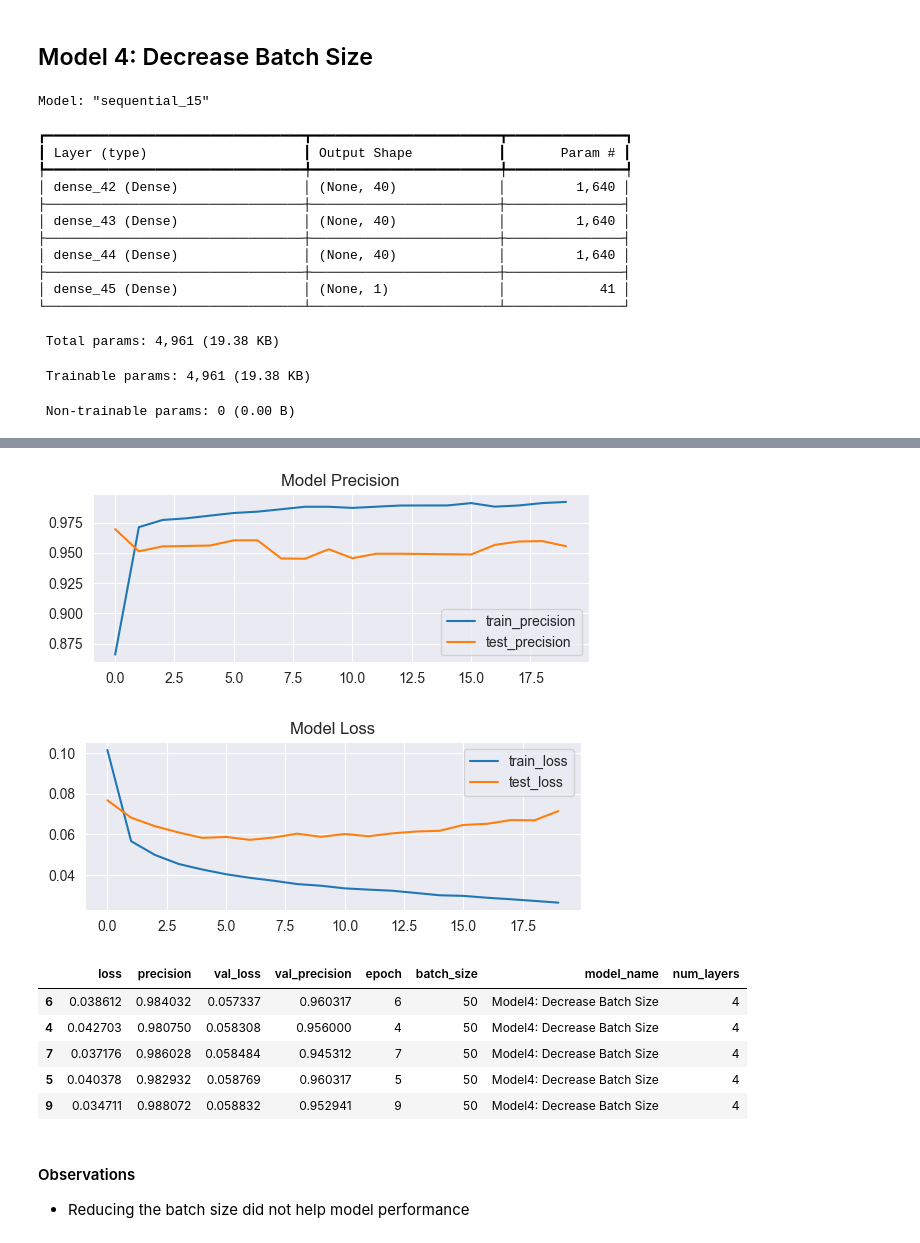
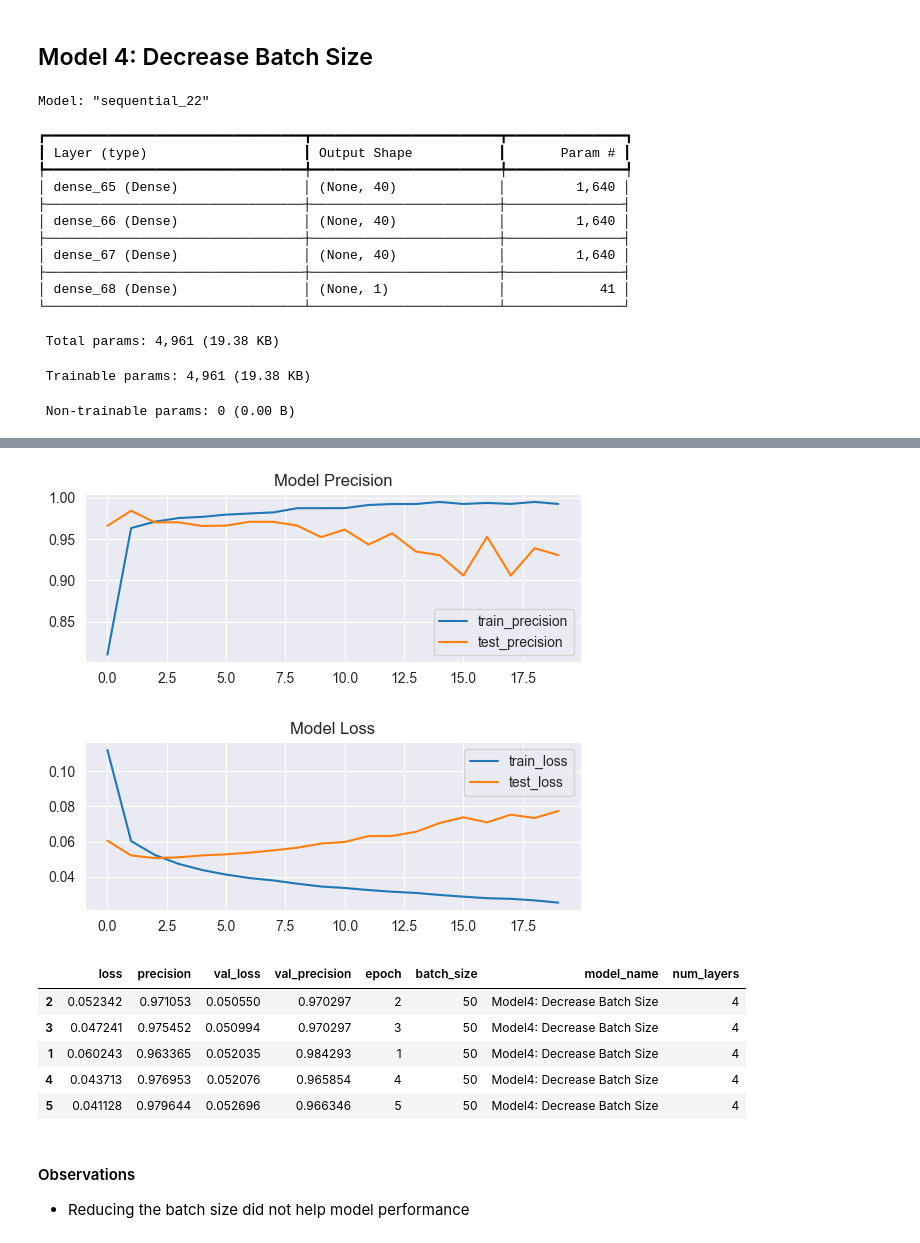
Before and after one commit to DanielLevenstein/ReneWindNeuralNetwork_ML_Project4, a Jupyter notebook: RewindNeuralNetwork_ML_Project4.ipynb, the cells around one changed output, grey strips where cells are left out. Saved outputs shown, nothing was run; the diff lists cells and outputs as text; code cells hidden in the pictures.

```diff
--- a/RewindNeuralNetwork_ML_Project4.ipynb
+++ b/RewindNeuralNetwork_ML_Project4.ipynb
@@ -177,7 +179,7 @@ model0.add(Dense(1, activation='sigmoid'))
 model0.compile(optimizer='adam', loss='binary_crossentropy', metrics=['precision'])
 model0.summary()
 batch_size = DEFAULT_BATCH_SIZE
-model0hist = model0.fit(x_train, y_train, epochs=epochs, batch_size=batch_size, validation_data=(x_test, y_test))
+model0hist = model0.fit(x_train, y_train, epochs=epochs, batch_size=batch_size, validation_data=(x_val, y_val))
 hist0 = pd.DataFrame( model0hist.history )
 
 # The first time running this report I didn't have a seed set, so some percentages might have changed slightly.
@@ -277,7 +279,7 @@ model1.add(Dense(1, activation='sigmoid'))
 model1.compile(optimizer=Adam(learning_rate=.9), loss='binary_crossentropy', metrics=['precision'])
 model1.summary()
 batch_size = DEFAULT_BATCH_SIZE
-model1hist = model1.fit(x_train, y_train, epochs=10, batch_size=DEFAULT_BATCH_SIZE, validation_data=(x_test, y_test))
+model1hist = model1.fit(x_train, y_train, epochs=10, batch_size=DEFAULT_BATCH_SIZE, validation_data=(x_val, y_val))
 hist1 = pd.DataFrame( model1hist.history )
 graph_model(hist1)
 hist1['epoch'] = model1hist.epoch
@@ -344,7 +346,7 @@ model2.add(Dense(units=40, activation='relu'))
 model2.add(Dense(1, activation='sigmoid'))
 model2.compile(optimizer='adam', loss='binary_crossentropy', metrics=['precision'])
 model2.summary()
-model2hist = model2.fit(x_train, y_train, epochs=epochs, batch_size=DEFAULT_BATCH_SIZE, validation_data=(x_test, y_test))
+model2hist = model2.fit(x_train, y_train, epochs=epochs, batch_size=DEFAULT_BATCH_SIZE, validation_data=(x_val, y_val))
 hist2 = pd.DataFrame( model2hist.history )
 
 graph_model(hist2)
@@ -414,7 +416,7 @@ model3.add(Dense(units=40, activation='relu'))
 model3.add(Dense(1, activation='sigmoid'))
 model3.compile(optimizer='adam', loss='binary_crossentropy', metrics=['precision'])
 model3.summary()
-model3hist = model3.fit(x_train, y_train, epochs=epochs, batch_size=batch_size, validation_data=(x_test, y_test))
+model3hist = model3.fit(x_train, y_train, epochs=epochs, batch_size=batch_size, validation_data=(x_val, y_val))
 hist3 = pd.DataFrame(model3hist.history)
 
 graph_model(hist3)
@@ -485,7 +487,7 @@ model4.add(Dense(units=40, activation='relu'))
 model4.add(Dense(1, activation='sigmoid'))
 model4.compile(optimizer='adam', loss='binary_crossentropy', metrics=['precision'])
 model4.summary()
-model4hist = model4.fit(x_train, y_train, epochs=epochs, batch_size=batch_size, validation_data=(x_test, y_test))
+model4hist = model4.fit(x_train, y_train, epochs=epochs, batch_size=batch_size, validation_data=(x_val, y_val))
 hist4 = pd.DataFrame(model4hist.history)
 
 graph_model(hist4)
@@ -500,17 +502,17 @@ best_models.loc[current_index] = hist4.loc[loss_optimization.index[0]]
 best_models.sort_values(by='val_loss', ascending=True, inplace=True)
 loss_optimization.head()
 # %% [output]
-Model: "sequential_15"
+Model: "sequential_22"
 ┏━━━━━━━━━━━━━━━━━━━━━━━━━━━━━━━━━┳━━━━━━━━━━━━━━━━━━━━━━━━┳━━━━━━━━━━━━━━━┓
 ┃ Layer (type)                    ┃ Output Shape           ┃       Param # ┃
 ┡━━━━━━━━━━━━━━━━━━━━━━━━━━━━━━━━━╇━━━━━━━━━━━━━━━━━━━━━━━━╇━━━━━━━━━━━━━━━┩
-│ dense_42 (Dense)                │ (None, 40)             │         1,640 │
+│ dense_65 (Dense)                │ (None, 40)             │         1,640 │
 ├─────────────────────────────────┼────────────────────────┼───────────────┤
-│ dense_43 (Dense)                │ (None, 40)             │         1,640 │
+│ dense_66 (Dense)                │ (None, 40)             │         1,640 │
 ├─────────────────────────────────┼────────────────────────┼───────────────┤
-│ dense_44 (Dense)                │ (None, 40)             │         1,640 │
+│ dense_67 (Dense)                │ (None, 40)             │         1,640 │
 ├─────────────────────────────────┼────────────────────────┼───────────────┤
-│ dense_45 (Dense)                │ (None, 1)              │            41 │
+│ dense_68 (Dense)                │ (None, 1)              │            41 │
 └─────────────────────────────────┴────────────────────────┴───────────────┘
  Total params: 4,961 (19.38 KB)
  Trainable params: 4,961 (19.38 KB)
@@ -535,11 +537,11 @@ Epoch 20/20
-[figure, old version]
+[figure, new version]
-[figure, old version]
+[figure, new version]
 |  | loss | precision | val_loss | val_precision | epoch | batch_size | model_name | num_layers |
-| 6 | 0.038612 | 0.984032 | 0.057337 | 0.960317 | 6 | 50 | Model4: Decrease Batch Size | 4 |
-| 4 | 0.042703 | 0.980750 | 0.058308 | 0.956000 | 4 | 50 | Model4: Decrease Batch Size | 4 |
-| 7 | 0.037176 | 0.986028 | 0.058484 | 0.945312 | 7 | 50 | Model4: Decrease Batch Size | 4 |
-| 5 | 0.040378 | 0.982932 | 0.058769 | 0.960317 | 5 | 50 | Model4: Decrease Batch Size | 4 |
-| 9 | 0.034711 | 0.988072 | 0.058832 | 0.952941 | 9 | 50 | Model4: Decrease Batch Size | 4 |
+| 2 | 0.052342 | 0.971053 | 0.050550 | 0.970297 | 2 | 50 | Model4: Decrease Batch Size | 4 |
+| 3 | 0.047241 | 0.975452 | 0.050994 | 0.970297 | 3 | 50 | Model4: Decrease Batch Size | 4 |
+| 1 | 0.060243 | 0.963365 | 0.052035 | 0.984293 | 1 | 50 | Model4: Decrease Batch Size | 4 |
+| 4 | 0.043713 | 0.976953 | 0.052076 | 0.965854 | 4 | 50 | Model4: Decrease Batch Size | 4 |
+| 5 | 0.041128 | 0.979644 | 0.052696 | 0.966346 | 5 | 50 | Model4: Decrease Batch Size | 4 |
 # %% [markdown]
 #### Observations
 - Reducing the batch size did not help model performance
```
Also changed, not shown: parts of 21 cells of this notebook, 2 other files.
